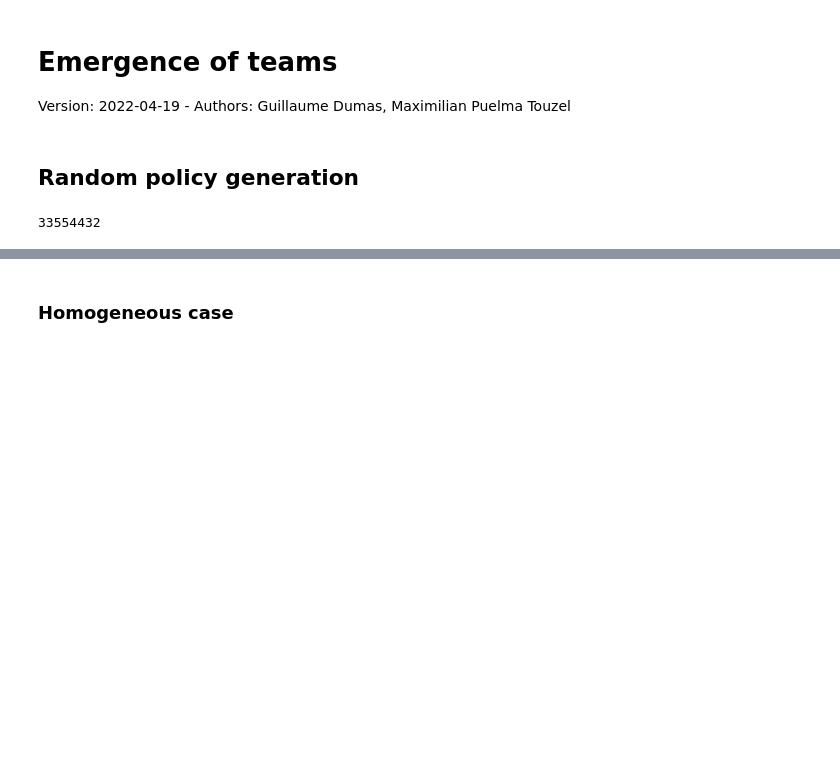
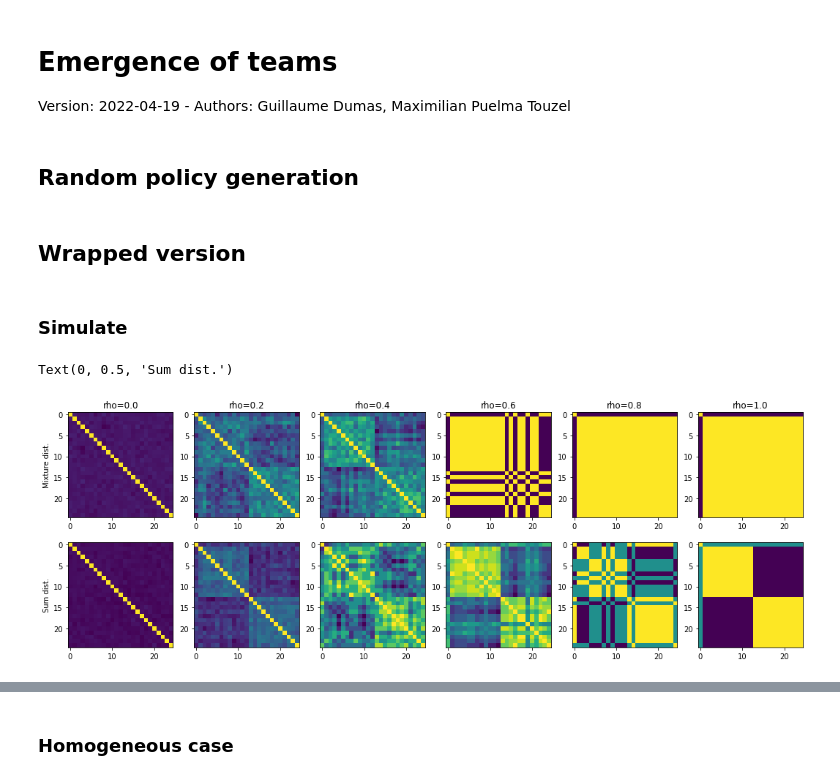
Before and after one commit to amimem/agent_abstraction, a Jupyter notebook: notebooks/emergence.ipynb, the cells around one changed output, grey strips where cells are left out. Drawn from its saved outputs; the diff is of its cells as text; code cells hidden in the pictures; blank space fills up the shorter version.

```diff
--- a/notebooks/emergence.ipynb
+++ b/notebooks/emergence.ipynb
@@ -11,18 +11,5 @@ import pylab as pl
 # The next action is function of the last (n_memory) actions of all agents i.e. (n_actions ** (n_agents * n_memory)) possibilities
 # The policy of the (n_agents) agent can be set to fully random, with beta=0, to identical to all the other agents of the same team, with beta=1
 # For each team, the subselection of (beta * n_states) actions are taken as a similar random choice for each team.
-
-# WARNING: the numbers of states can become very large quickly!
-
-n_actions = 2
-n_agents = 25
-n_teams = 5
-n_memory = 1
-n_steps = 10000
-
-n_states = n_actions ** (n_agents * n_memory)
-n_states
-# %% [output]
-33554432
-# %%
-avg_pairwise_correlation = 0.5
+# %% [markdown]
+## Wrapped version
@@ -28,0 +132,16 @@ avg_pairwise_correlation = 0.5
+# %% [markdown]
+### Simulate
+# %%
+corr_matrices=simulate()
+# %%
+fig,ax=pl.subplots(2,6,figsize=(18,6))
+for rit, rho in enumerate(corr_matrices.keys()):
+    ax[0,rit].set_title(f'rho={rho}')
+    for cit, corr_matrix in enumerate(corr_matrices[rho]):
+        ax[cit,rit].imshow(corr_matrix)
+ax[0,0].set_ylabel('Mixture dist.')
+ax[1,0].set_ylabel('Sum dist.')
+# fig.savefig('corr_matrices.pdf', transparent=True,bbox_inches="tight",dpi=300)
+# %% [output]
+Text(0, 0.5, 'Sum dist.')
+[figure, added]
```
Also changed, not shown: parts of 12 cells of this notebook, 1 other file.
